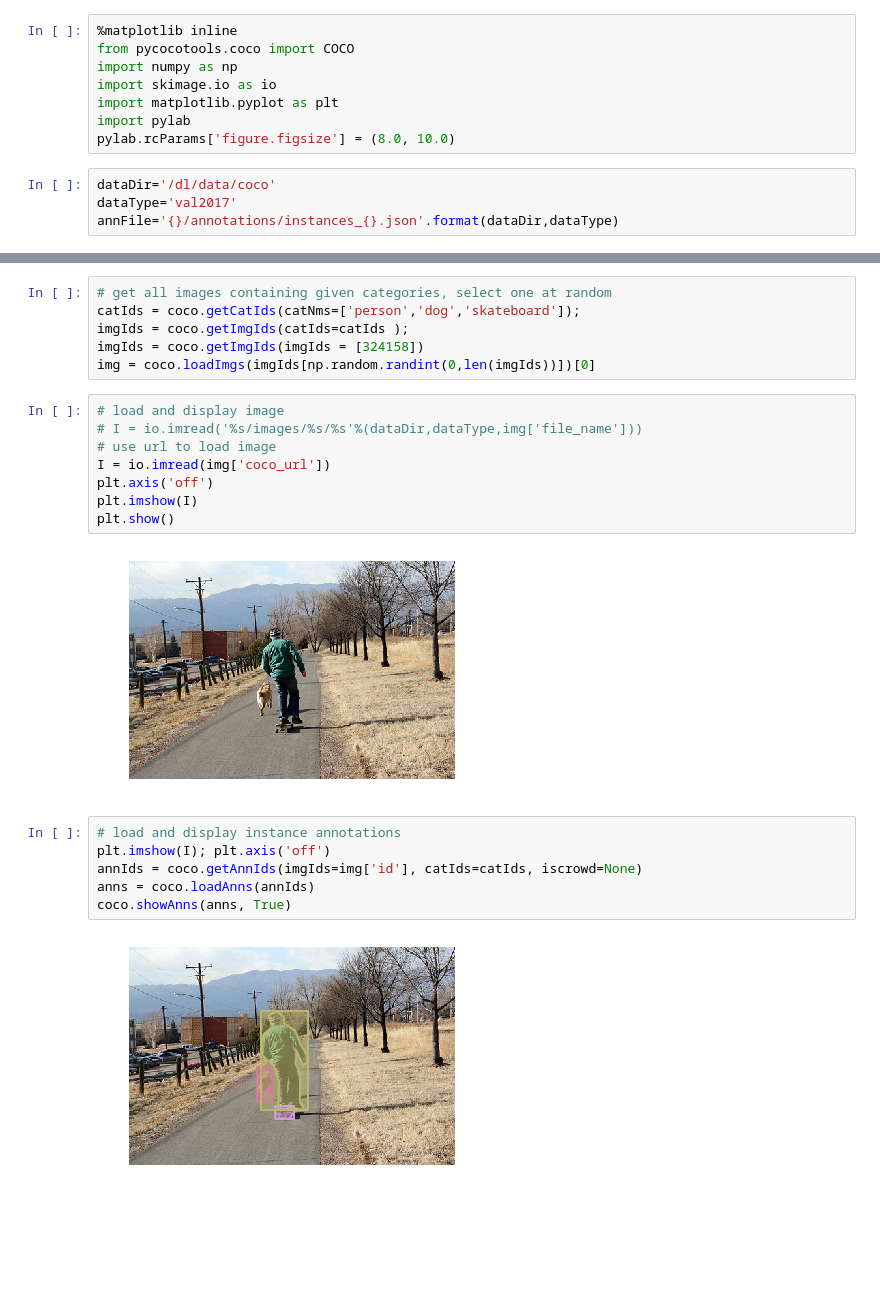
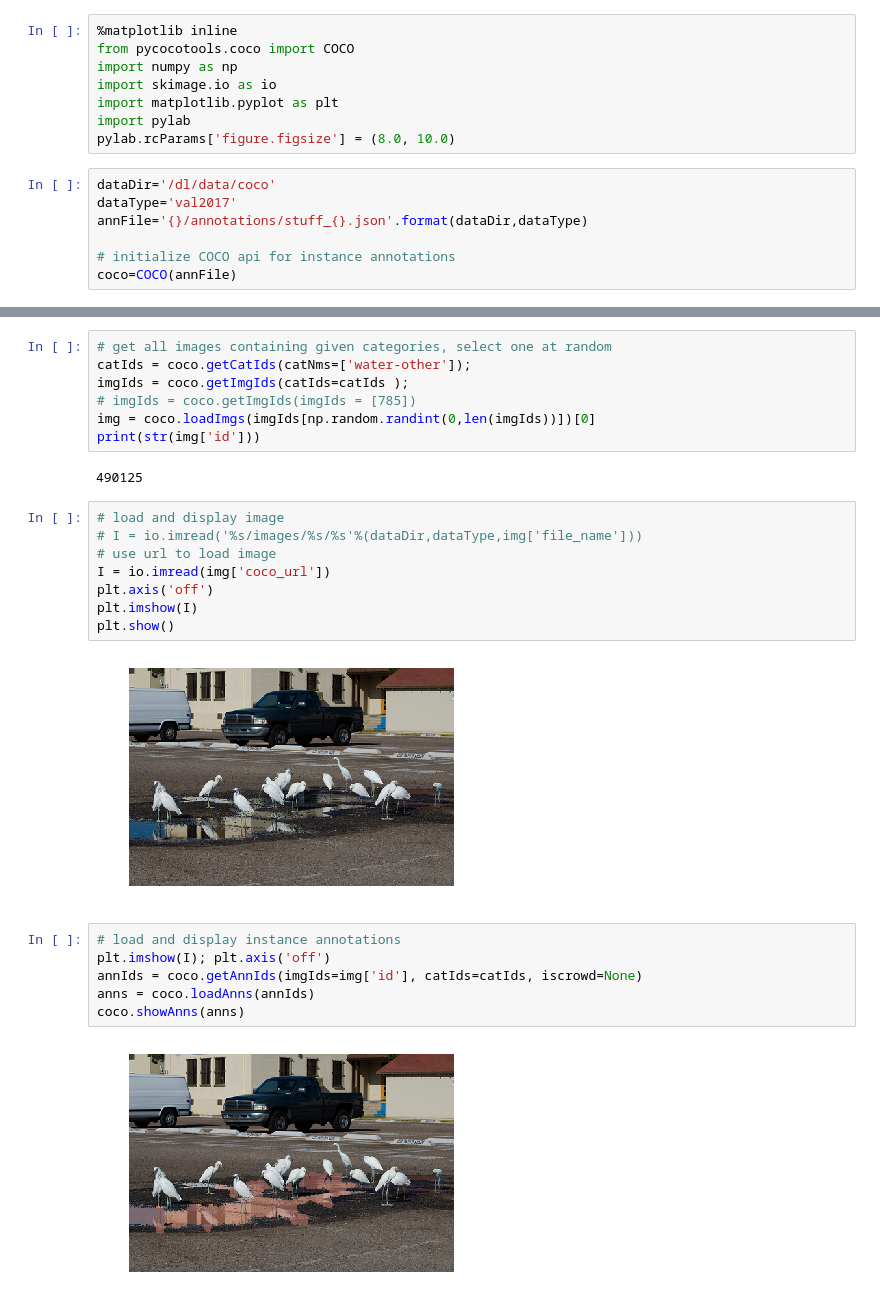
Before and after one commit to pesong/cocoapi, a Jupyter notebook: PythonAPI/pycocoDemo.ipynb, the cells around one changed output, grey strips where cells are left out. Saved outputs shown, nothing was run; the diff lists cells and outputs as text; blank space fills up the shorter version.

```diff
--- a/PythonAPI/pycocoDemo.ipynb
+++ b/PythonAPI/pycocoDemo.ipynb
@@ -9,4 +9,7 @@ pylab.rcParams['figure.figsize'] = (8.0, 10.0)
 # %%
 dataDir='/dl/data/coco'
 dataType='val2017'
-annFile='{}/annotations/instances_{}.json'.format(dataDir,dataType)
+annFile='{}/annotations/stuff_{}.json'.format(dataDir,dataType)
+
+# initialize COCO api for instance annotations
+coco=COCO(annFile)
@@ -35,9 +35,12 @@ kitchen outdoor animal sports appliance food vehicle accessory furniture electro
 # %%
 # get all images containing given categories, select one at random
-catIds = coco.getCatIds(catNms=['person','dog','skateboard']);
+catIds = coco.getCatIds(catNms=['water-other']);
 imgIds = coco.getImgIds(catIds=catIds );
-imgIds = coco.getImgIds(imgIds = [324158])
+# imgIds = coco.getImgIds(imgIds = [785])
 img = coco.loadImgs(imgIds[np.random.randint(0,len(imgIds))])[0]
+print(str(img['id']))
+# %% [output]
+490125
 # %%
 # load and display image
 # I = io.imread('%s/images/%s/%s'%(dataDir,dataType,img['file_name']))
@@ -47,15 +50,15 @@ plt.axis('off')
 plt.imshow(I)
 plt.show()
 # %% [output]
-[figure, old version]
+[figure, new version]
 # %%
 # load and display instance annotations
 plt.imshow(I); plt.axis('off')
 annIds = coco.getAnnIds(imgIds=img['id'], catIds=catIds, iscrowd=None)
 anns = coco.loadAnns(annIds)
-coco.showAnns(anns, True)
+coco.showAnns(anns)
 # %% [output]
-[figure, old version]
+[figure, new version]
 # %%
 # initialize COCO api for person keypoints annotations
 annFile = '{}/annotations/person_keypoints_{}.json'.format(dataDir,dataType)
```
Also changed, not shown: parts of 7 cells of this notebook, 2 other files.
